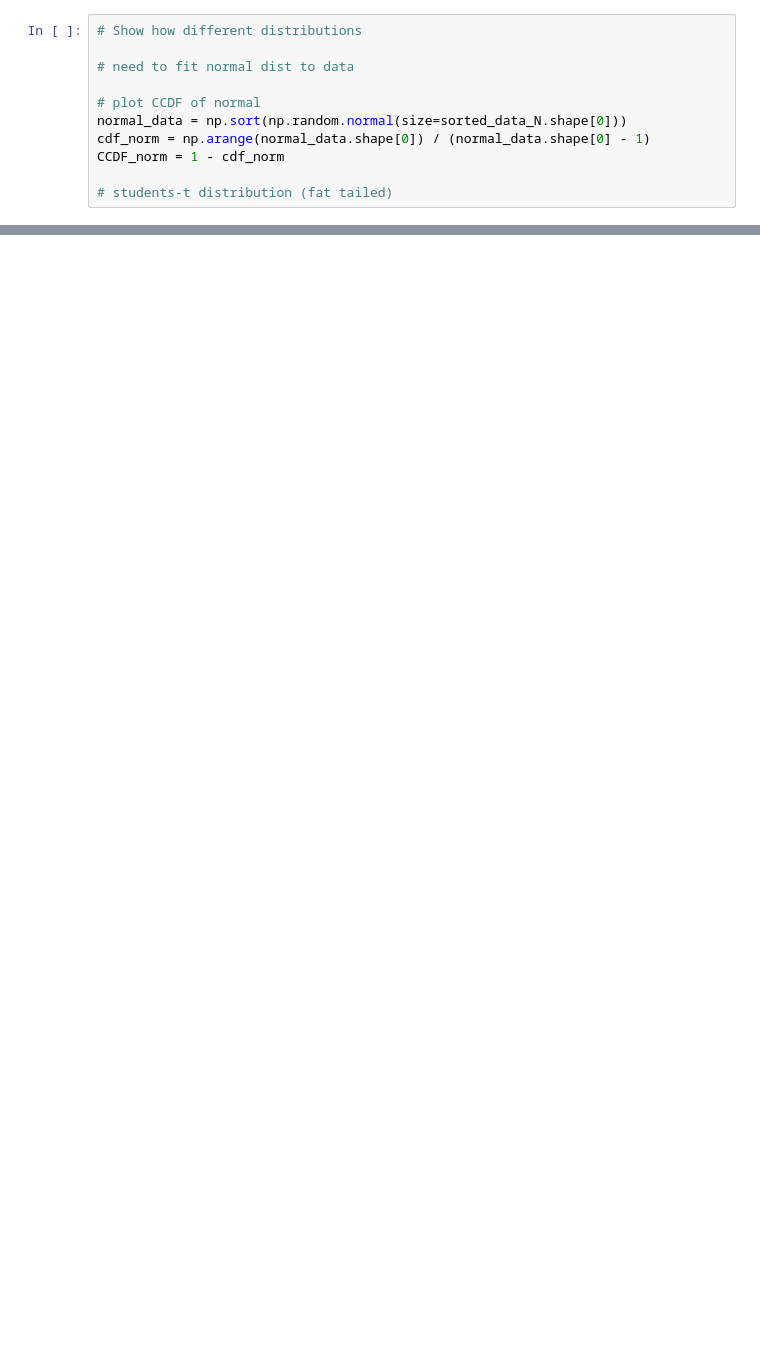
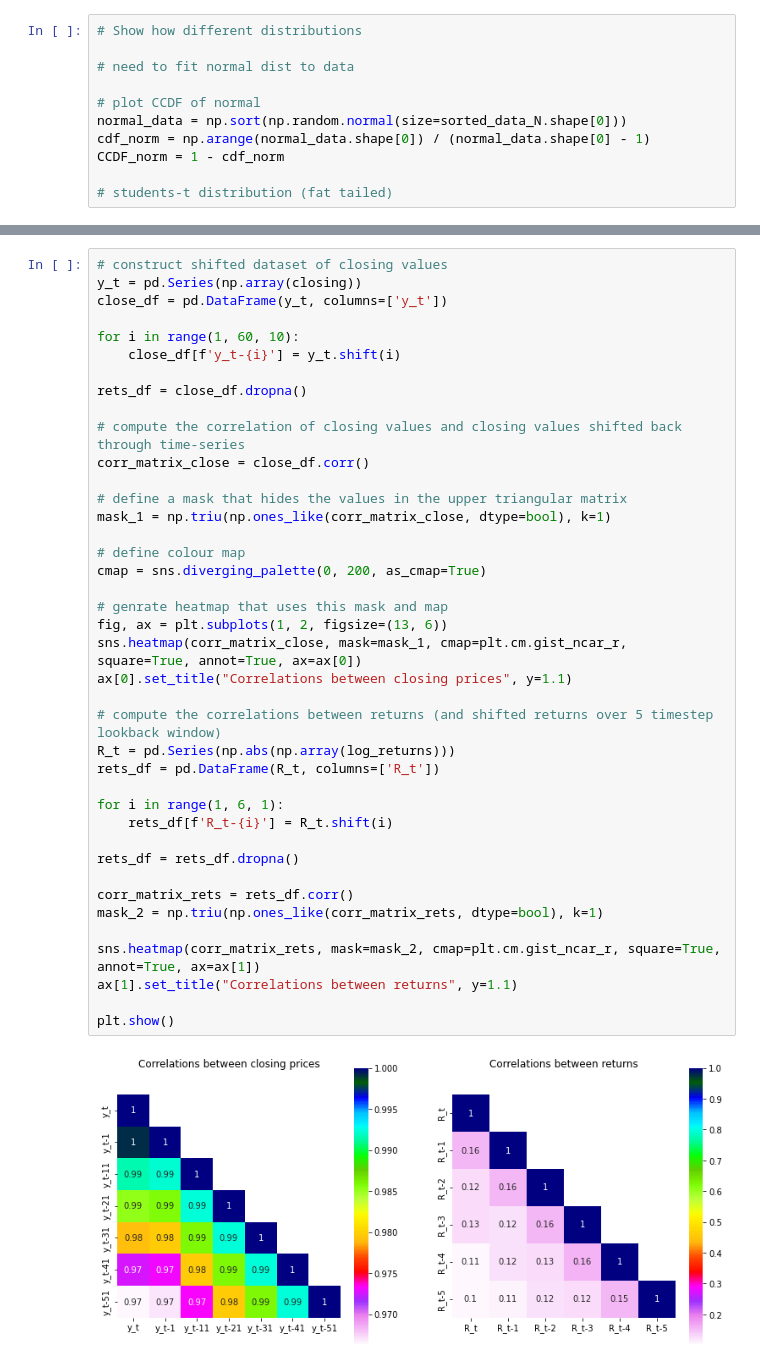
Before and after one commit to gittmp/GPR-for-financial-series, a Jupyter notebook: report.ipynb, the cells around one changed output, grey strips where cells are left out. Saved outputs shown, nothing was run; the diff lists cells and outputs as text; blank space fills up the shorter version.

Commit message:
correlation plots between returns / closing prices

```diff
--- a/report.ipynb
+++ b/report.ipynb
@@ -264,0 +301,42 @@ CCDF_norm = 1 - cdf_norm
+# %%
+# construct shifted dataset of closing values
+y_t = pd.Series(np.array(closing))
+close_df = pd.DataFrame(y_t, columns=['y_t'])
+
+for i in range(1, 60, 10):
+    close_df[f'y_t-{i}'] = y_t.shift(i)
+
+rets_df = close_df.dropna()
+
+# compute the correlation of closing values and closing values shifted back through time-series
+corr_matrix_close = close_df.corr()
+
+# define a mask that hides the values in the upper triangular matrix
+mask_1 = np.triu(np.ones_like(corr_matrix_close, dtype=bool), k=1)
+
+# define colour map
+cmap = sns.diverging_palette(0, 200, as_cmap=True)
+
+# genrate heatmap that uses this mask and map
+fig, ax = plt.subplots(1, 2, figsize=(13, 6))
+sns.heatmap(corr_matrix_close, mask=mask_1, cmap=plt.cm.gist_ncar_r, square=True, annot=True, ax=ax[0])
+ax[0].set_title("Correlations between closing prices", y=1.1)
+
+# compute the correlations between returns (and shifted returns over 5 timestep lookback window)
+R_t = pd.Series(np.abs(np.array(log_returns)))
+rets_df = pd.DataFrame(R_t, columns=['R_t'])
+
+for i in range(1, 6, 1):
+    rets_df[f'R_t-{i}'] = R_t.shift(i)
+
+rets_df = rets_df.dropna()
+
+corr_matrix_rets = rets_df.corr()
+mask_2 = np.triu(np.ones_like(corr_matrix_rets, dtype=bool), k=1)
+
+sns.heatmap(corr_matrix_rets, mask=mask_2, cmap=plt.cm.gist_ncar_r, square=True, annot=True, ax=ax[1])
+ax[1].set_title("Correlations between returns", y=1.1)
+
+plt.show()
+# %% [output]
+[figure, added]
```
Also changed, not shown: parts of 14 cells of this notebook.
